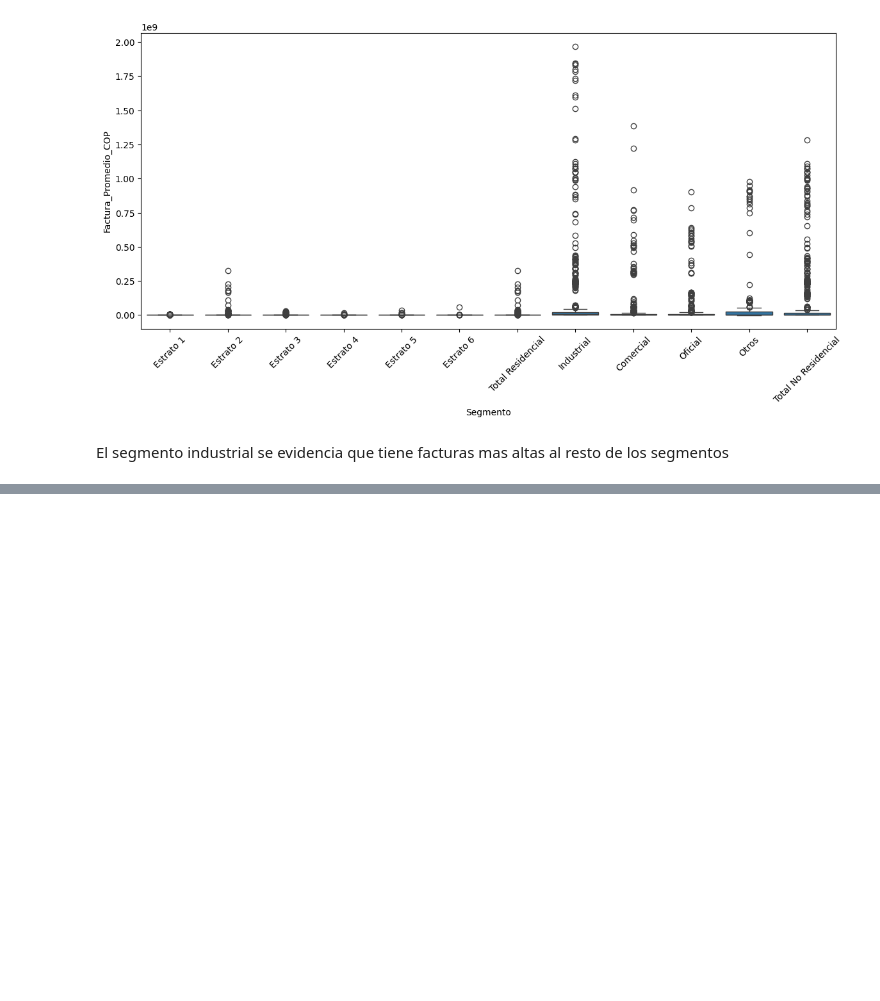
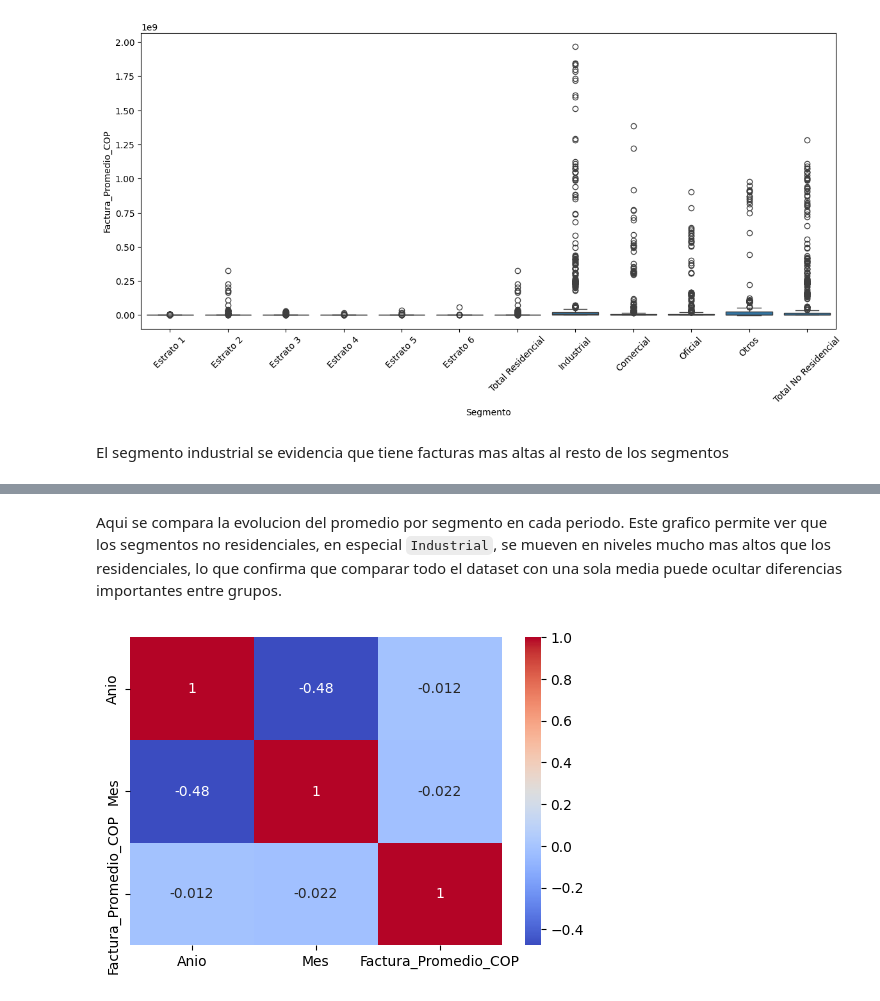
Before and after one commit to DanielaPuerta9815/proyectoaulaNE, a Jupyter notebook: EDA.ipynb, the cells around one changed output, grey strips where cells are left out. Saved outputs shown, nothing was run; the diff lists cells and outputs as text; code cells hidden in the pictures; blank space fills up the shorter version.

```diff
--- a/EDA.ipynb
+++ b/EDA.ipynb
@@ -201,0 +252,18 @@ El segmento industrial se evidencia que tiene facturas mas altas al resto de los
+# %% [markdown]
+Aqui se compara la evolucion del promedio por segmento en cada periodo. Este grafico permite ver que los segmentos no residenciales, en especial `Industrial`, se mueven en niveles mucho mas altos que los residenciales, lo que confirma que comparar todo el dataset con una sola media puede ocultar diferencias importantes entre grupos.
+# %%
+corr = df[
+    ["Anio", "Mes", "Factura_Promedio_COP"]
+].corr()
+
+plt.figure(figsize=(6,4))
+
+sns.heatmap(
+    corr,
+    annot=True,
+    cmap="coolwarm"
+ )
+
+plt.show()
+# %% [output]
+[figure, added]
```
Also changed, not shown: parts of 15 cells of this notebook.
